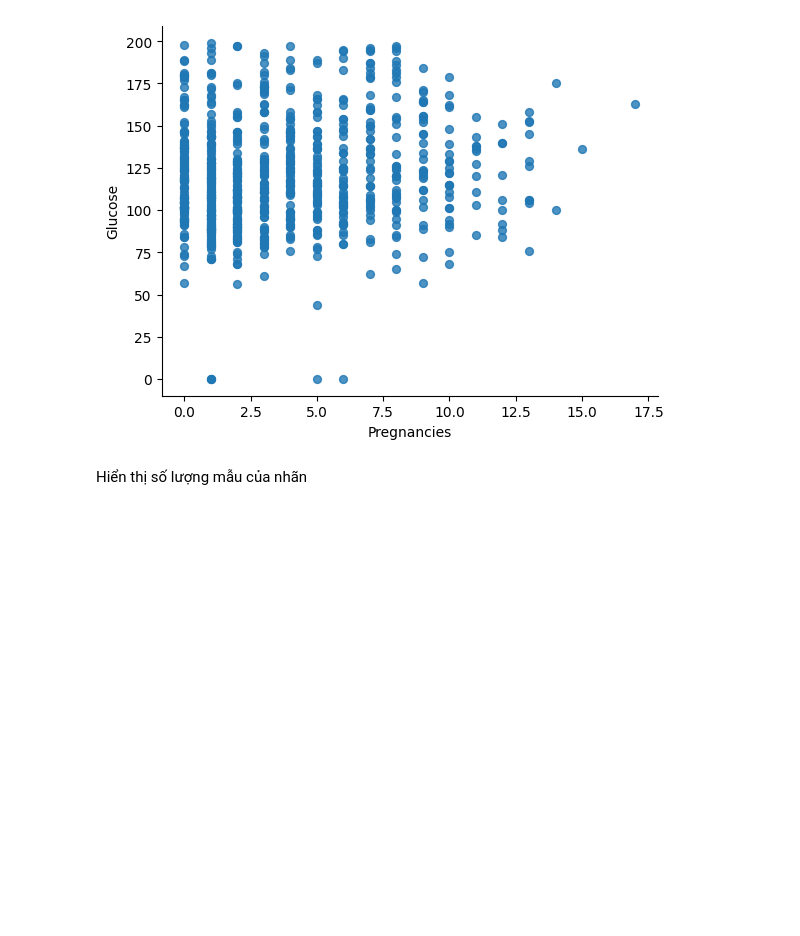
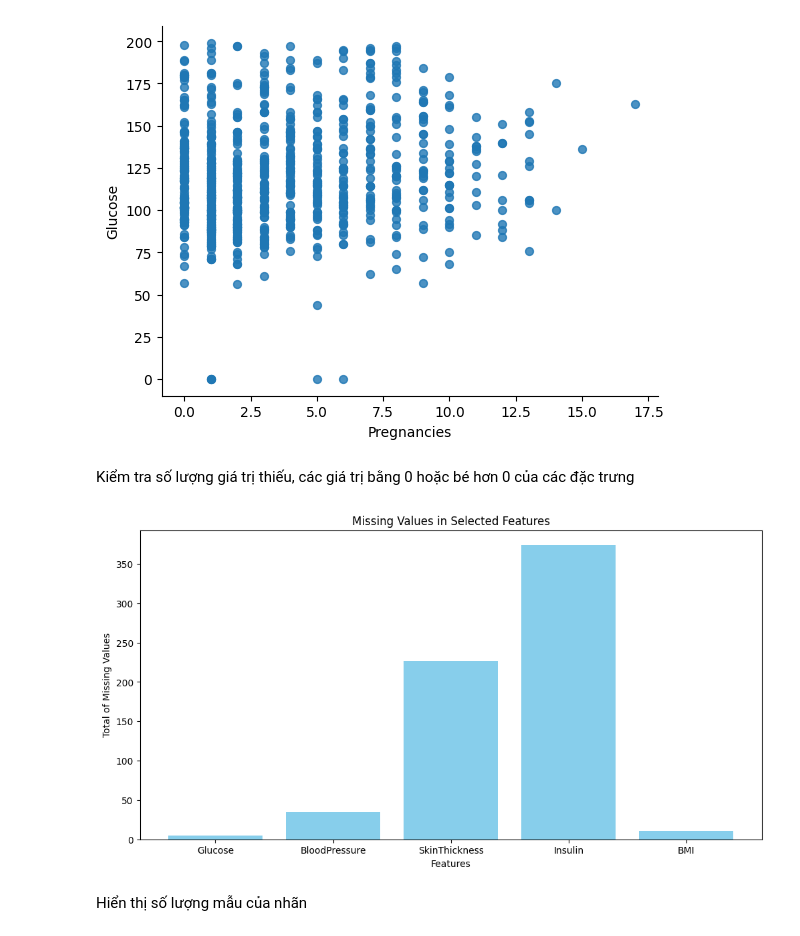
Before and after one commit to huynhquangquan/ML_DiabetesPrediction, a Jupyter notebook: notebooks/Diabetes_EDA.ipynb, the cells around one changed output. Drawn from its saved outputs; the diff is of its cells as text; code cells hidden in the pictures; blank space fills up the shorter version.

```diff
--- a/notebooks/Diabetes_EDA.ipynb
+++ b/notebooks/Diabetes_EDA.ipynb
@@ -95,6 +95,23 @@ df.plot(kind='scatter', x='Pregnancies', y='Glucose', s=32, alpha=.8)
 plt.gca().spines[['top', 'right',]].set_visible(False)
 # %% [output]
 [figure]
+# %% [markdown]
+Kiểm tra số lượng giá trị thiếu, các giá trị bằng 0 hoặc bé hơn 0 của các đặc trưng
+# %%
+missing_values_features = ['Glucose', 'BloodPressure', 'SkinThickness', 'Insulin', 'BMI']
+
+# Count instances where values are 0 or less
+zero_or_negative_counts = {feature: (df[feature] <= 0).sum() for feature in missing_values_features}
+
+# Plotting
+plt.figure(figsize=(12, 6))
+plt.bar(zero_or_negative_counts.keys(), zero_or_negative_counts.values(), color='skyblue')
+plt.title('Missing Values in Selected Features')
+plt.xlabel('Features')
+plt.ylabel('Total of Missing Values')
+plt.show()
+# %% [output]
+[figure, added]
 # %% [markdown]
 Hiển thị số lượng mẫu của nhãn
 # %%
```
Also changed, not shown: parts of 1 cell of this notebook.
